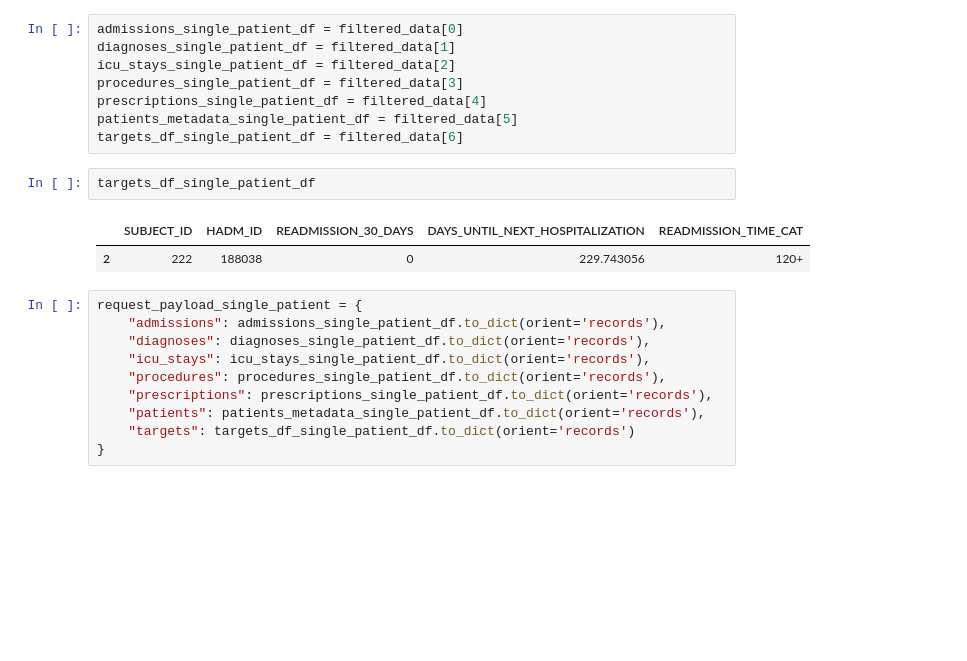
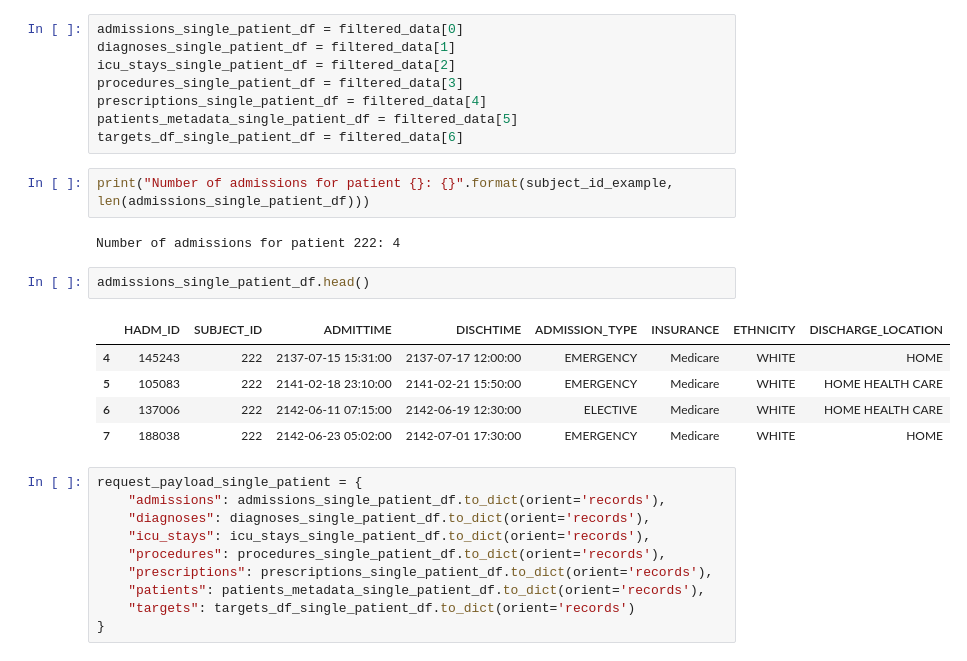
Before and after one commit to LucasVon0645/Master-Thesis--Project-ReadmitAI, a Jupyter notebook: api/notebooks/experiment.ipynb, the cells around one changed output. Saved outputs shown, nothing was run; the diff lists cells and outputs as text; blank space fills up the shorter version.

```diff
--- a/api/notebooks/experiment.ipynb
+++ b/api/notebooks/experiment.ipynb
@@ -62,11 +61,18 @@ procedures_single_patient_df = filtered_data[3]
 prescriptions_single_patient_df = filtered_data[4]
 patients_metadata_single_patient_df = filtered_data[5]
 targets_df_single_patient_df = filtered_data[6]
-# %%
-targets_df_single_patient_df
-# %% [output]
-|  | SUBJECT_ID | HADM_ID | READMISSION_30_DAYS | DAYS_UNTIL_NEXT_HOSPITALIZATION | READMISSION_TIME_CAT |
-| 2 | 222 | 188038 | 0 | 229.743056 | 120+ |
+# %%
+print("Number of admissions for patient {}: {}".format(subject_id_example, len(admissions_single_patient_df)))
+# %% [output]
+Number of admissions for patient 222: 4
+# %%
+admissions_single_patient_df.head()
+# %% [output]
+|  | HADM_ID | SUBJECT_ID | ADMITTIME | DISCHTIME | ADMISSION_TYPE | INSURANCE | ETHNICITY | DISCHARGE_LOCATION |
+| 4 | 145243 | 222 | 2137-07-15 15:31:00 | 2137-07-17 12:00:00 | EMERGENCY | Medicare | WHITE | HOME |
+| 5 | 105083 | 222 | 2141-02-18 23:10:00 | 2141-02-21 15:50:00 | EMERGENCY | Medicare | WHITE | HOME HEALTH CARE |
+| 6 | 137006 | 222 | 2142-06-11 07:15:00 | 2142-06-19 12:30:00 | ELECTIVE | Medicare | WHITE | HOME HEALTH CARE |
+| 7 | 188038 | 222 | 2142-06-23 05:02:00 | 2142-07-01 17:30:00 | EMERGENCY | Medicare | WHITE | HOME |
 # %%
 request_payload_single_patient = {
     "admissions": admissions_single_patient_df.to_dict(orient='records'),
```
Also changed, not shown: parts of 29 cells of this notebook, 6 other files.
